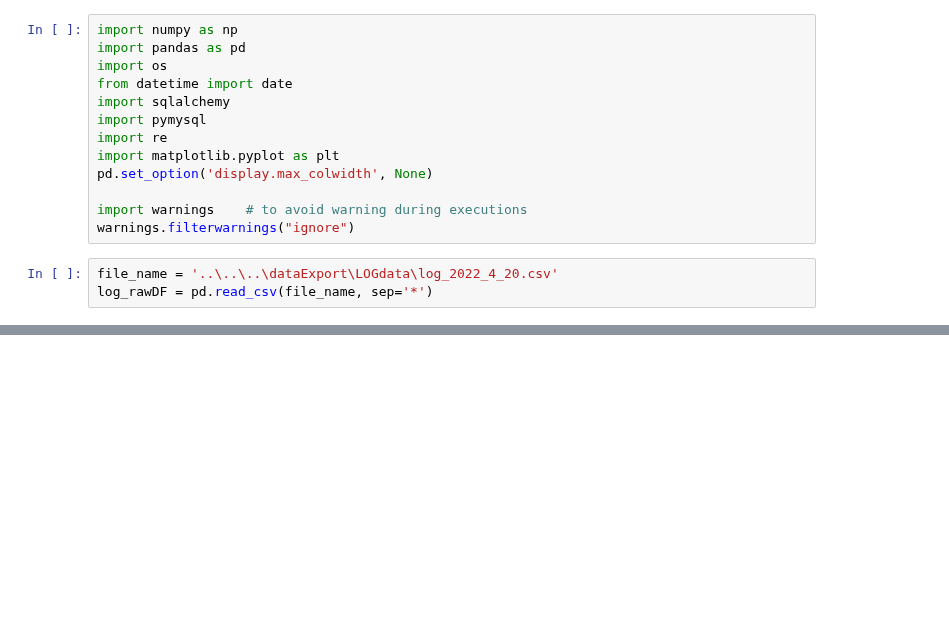
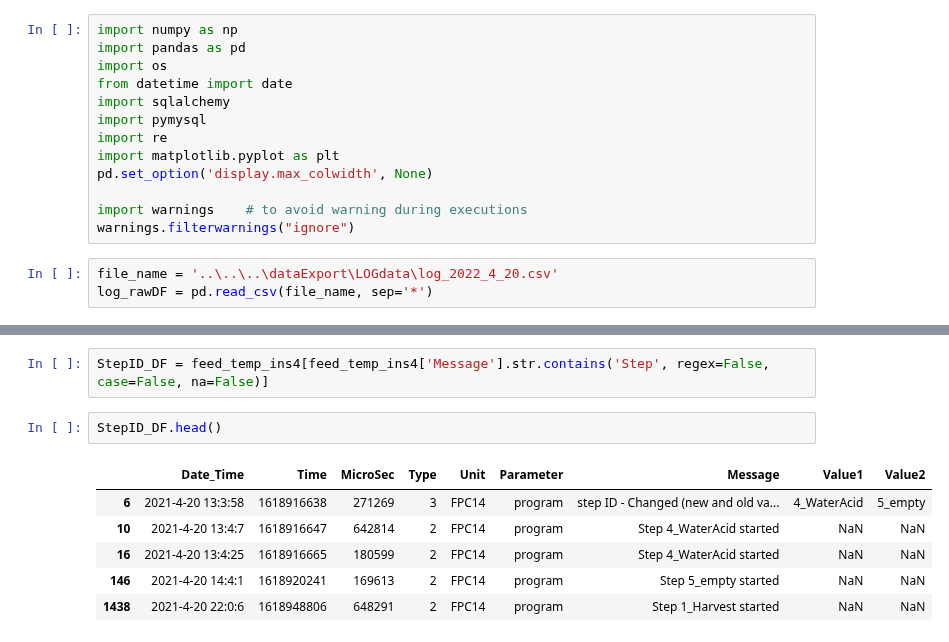
Before and after one commit to janakishyama/ESR_10, a Jupyter notebook: WP1/data_cleaning_DBexport/_4_feed_Nutrient/1_feed_data_extraction.ipynb, the cells around one changed output, grey strips where cells are left out. Saved outputs shown, nothing was run; the diff lists cells and outputs as text; blank space fills up the shorter version.

```diff
--- a/WP1/data_cleaning_DBexport/_4_feed_Nutrient/1_feed_data_extraction.ipynb
+++ b/WP1/data_cleaning_DBexport/_4_feed_Nutrient/1_feed_data_extraction.ipynb
@@ -36,0 +54,11 @@ log_rawDF.head(20)
+# %%
+StepID_DF = feed_temp_ins4[feed_temp_ins4['Message'].str.contains('Step', regex=False, case=False, na=False)]
+# %%
+StepID_DF.head()
+# %% [output]
+|  | Date_Time | Time | MicroSec | Type | Unit | Parameter | Message | Value1 | Value2 |
+| 6 | 2021-4-20 13:3:58 | 1618916638 | 271269 | 3 | FPC14 | program | step ID - Changed (new and old va... | 4_WaterAcid | 5_empty |
+| 10 | 2021-4-20 13:4:7 | 1618916647 | 642814 | 2 | FPC14 | program | Step 4_WaterAcid started | NaN | NaN |
+| 16 | 2021-4-20 13:4:25 | 1618916665 | 180599 | 2 | FPC14 | program | Step 4_WaterAcid started | NaN | NaN |
+| 146 | 2021-4-20 14:4:1 | 1618920241 | 169613 | 2 | FPC14 | program | Step 5_empty started | NaN | NaN |
+| 1438 | 2021-4-20 22:0:6 | 1618948806 | 648291 | 2 | FPC14 | program | Step 1_Harvest started | NaN | NaN |
```
Also changed, not shown: parts of 29 cells of this notebook.
